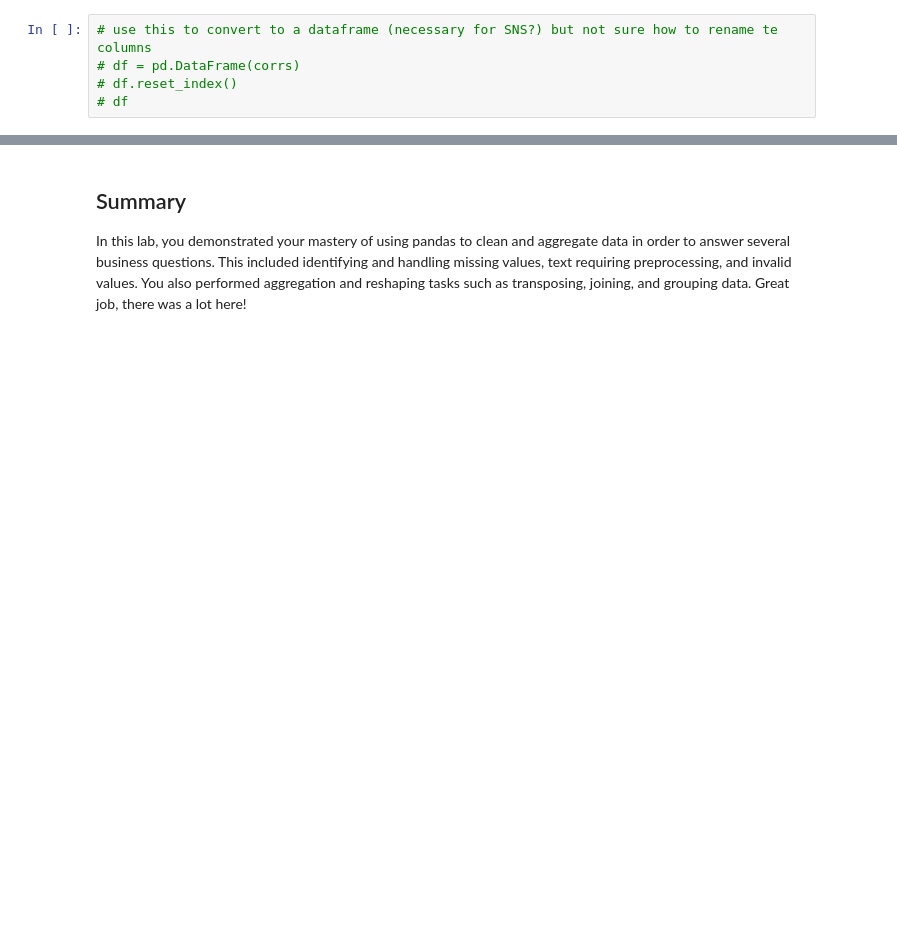
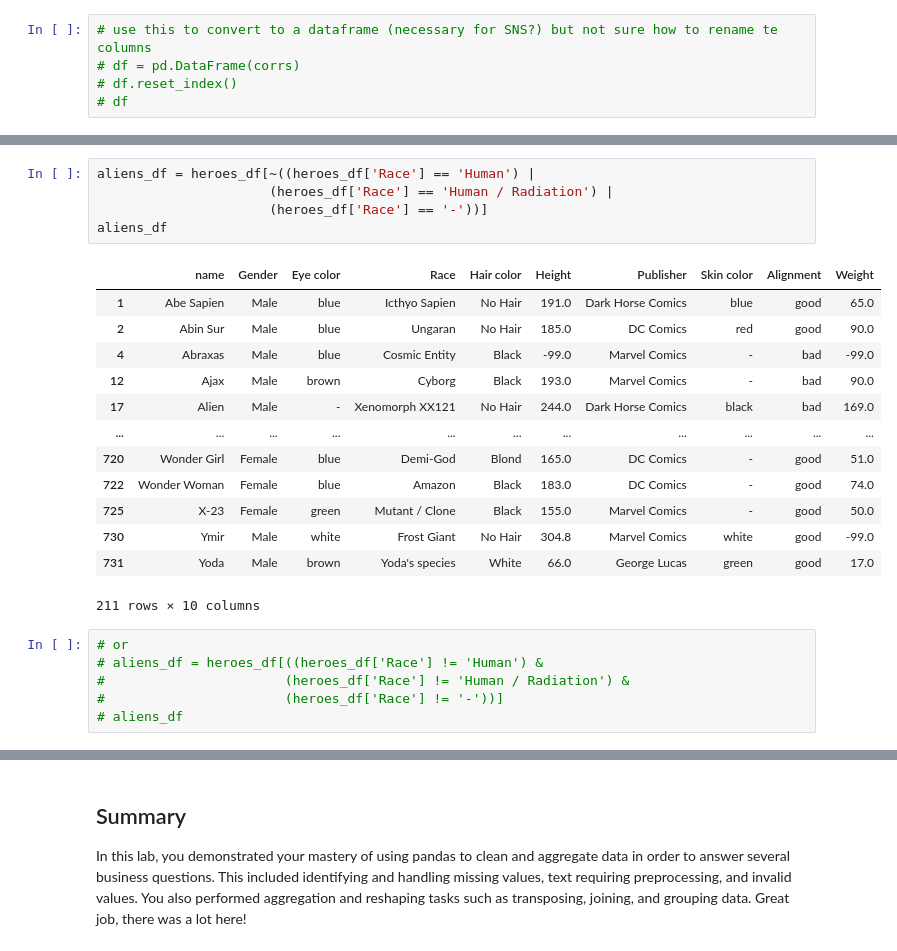
Before and after one commit to erdemiraysu/dsc-pandas-data-cleaning-lab, a Jupyter notebook: index.ipynb, the cells around one changed output, grey strips where cells are left out. Drawn from its saved outputs; the diff is of its cells as text; blank space fills up the shorter version.

```diff
--- a/index.ipynb
+++ b/index.ipynb
@@ -1184,0 +1234,25 @@ ax.set_ylabel('SuperPower Pairs');
+# %%
+aliens_df = heroes_df[~((heroes_df['Race'] == 'Human') |
+                      (heroes_df['Race'] == 'Human / Radiation') |
+                      (heroes_df['Race'] == '-'))]
+aliens_df
+# %% [output]
+|  | name | Gender | Eye color | Race | Hair color | Height | Publisher | Skin color | Alignment | Weight |
+| 1 | Abe Sapien | Male | blue | Icthyo Sapien | No Hair | 191.0 | Dark Horse Comics | blue | good | 65.0 |
+| 2 | Abin Sur | Male | blue | Ungaran | No Hair | 185.0 | DC Comics | red | good | 90.0 |
+| 4 | Abraxas | Male | blue | Cosmic Entity | Black | -99.0 | Marvel Comics | - | bad | -99.0 |
+| 12 | Ajax | Male | brown | Cyborg | Black | 193.0 | Marvel Comics | - | bad | 90.0 |
+| 17 | Alien | Male | - | Xenomorph XX121 | No Hair | 244.0 | Dark Horse Comics | black | bad | 169.0 |
+| ... | ... | ... | ... | ... | ... | ... | ... | ... | ... | ... |
+| 720 | Wonder Girl | Female | blue | Demi-God | Blond | 165.0 | DC Comics | - | good | 51.0 |
+| 722 | Wonder Woman | Female | blue | Amazon | Black | 183.0 | DC Comics | - | good | 74.0 |
+| 725 | X-23 | Female | green | Mutant / Clone | Black | 155.0 | Marvel Comics | - | good | 50.0 |
+| 730 | Ymir | Male | white | Frost Giant | No Hair | 304.8 | Marvel Comics | white | good | -99.0 |
+| 731 | Yoda | Male | brown | Yoda's species | White | 66.0 | George Lucas | green | good | 17.0 |
+211 rows × 10 columns
+# %%
+# or
+# aliens_df = heroes_df[((heroes_df['Race'] != 'Human') &
+#                       (heroes_df['Race'] != 'Human / Radiation') &
+#                       (heroes_df['Race'] != '-'))]
+# aliens_df
```
Also changed, not shown: parts of 42 cells of this notebook.
